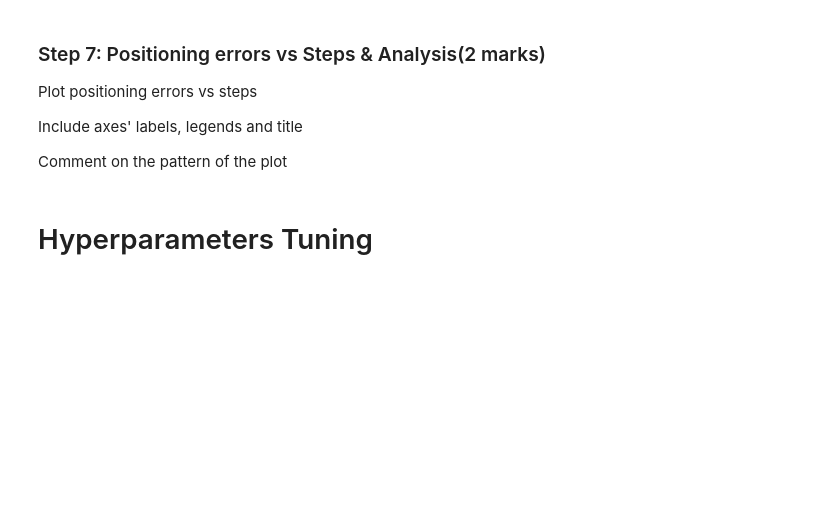
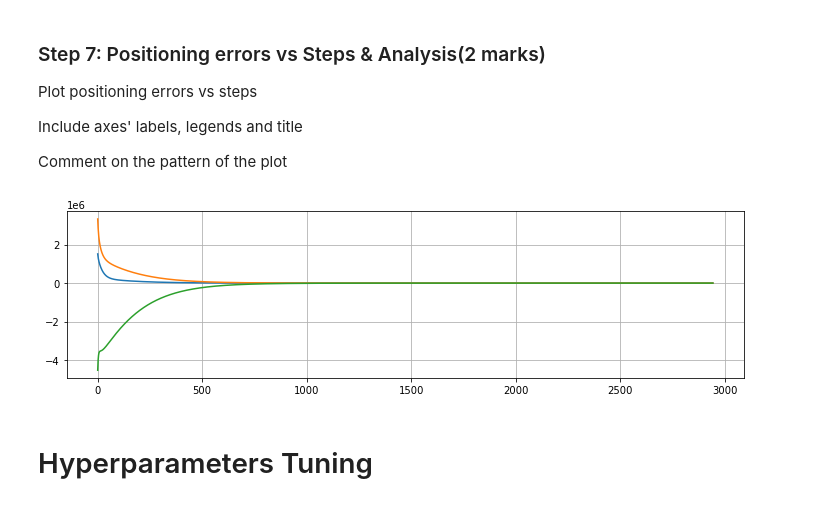
Before and after one commit to Rushad-UCalgary/engg680_2024_fall, a Jupyter notebook: Lab_Assignment3/Assignment3.ipynb, the cells around one changed output. Drawn from its saved outputs; the diff is of its cells as text; code cells hidden in the pictures; blank space fills up the shorter version.

```diff
--- a/Lab_Assignment3/Assignment3.ipynb
+++ b/Lab_Assignment3/Assignment3.ipynb
@@ -248,3 +342,21 @@ plt.show()
+# %%
+fig, ax = plt.subplots(nrows=1, ncols=1, figsize=(10, 3))
+
+#generates list of length steps_count, at increments of 1
+steps_count_axis = np.arange(0, steps_count, 1)
+
+#plot gradient vs step count
+plt.plot(steps_count_axis, arr_err)
+
+ax.grid(True)
+fig.tight_layout()
+plt.show()
+
+# Comment on the pattern
+# The trend plotted below indicates the rapidity at which the model is trained
+# It is evident that the most profound reduction in error between true and theoretical values occurs within the with 500 iterative cycles
+# %% [output]
+[figure, added]
 # %% [markdown]
 # Hyperparameters Tuning
 # %% [markdown]
```
Also changed, not shown: parts of 19 cells of this notebook.
